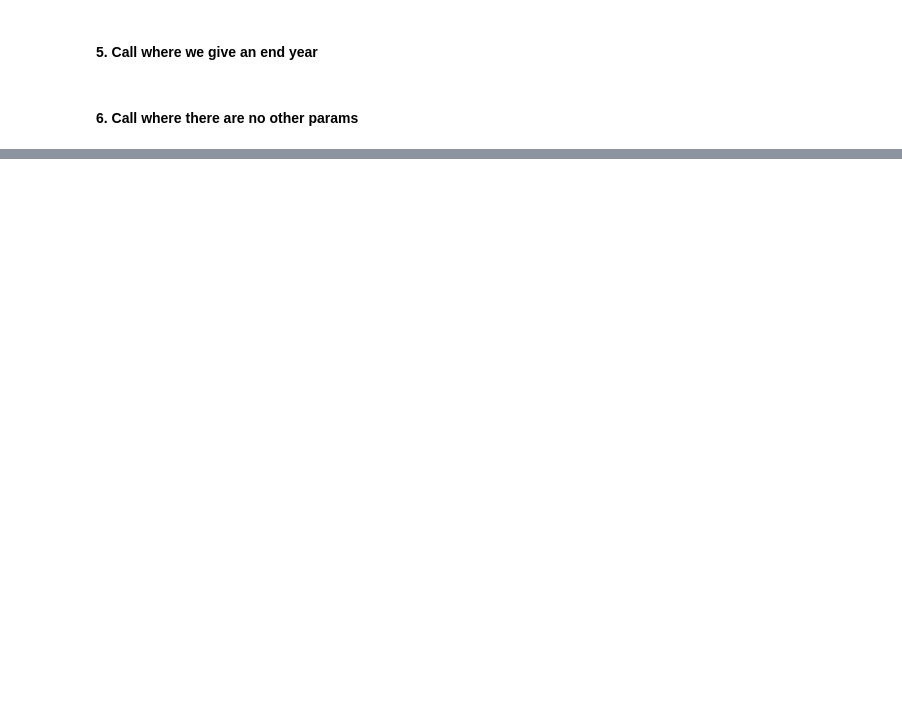
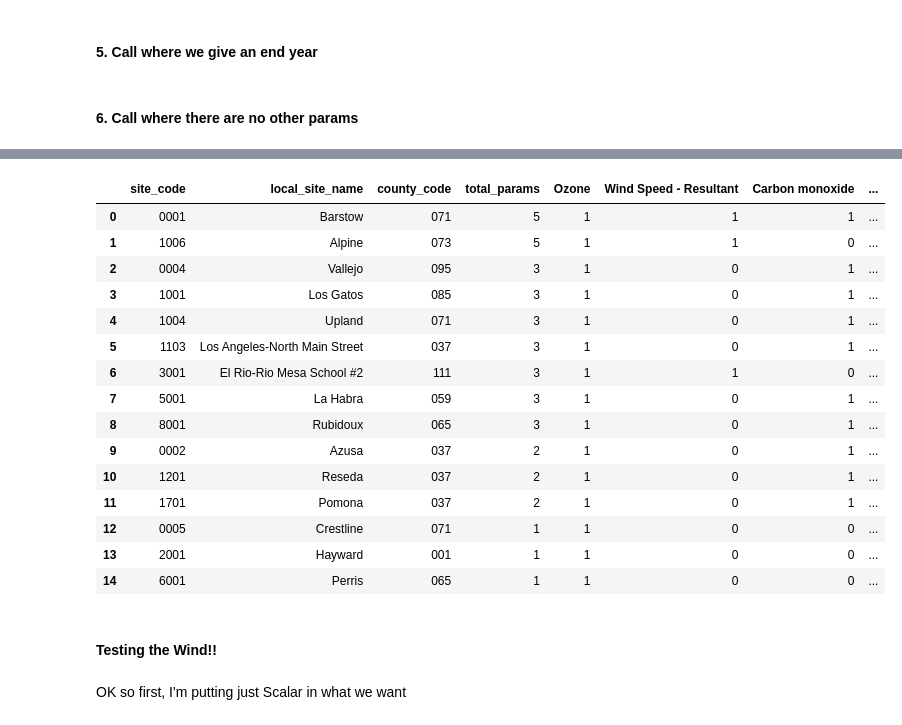
Before and after one commit to osrussell/atmospheric_chem_ML, a Jupyter notebook: test_suite.ipynb, the cells around one changed output, grey strips where cells are left out. Saved outputs shown, nothing was run; the diff lists cells and outputs as text; code cells hidden in the pictures; blank space fills up the shorter version.

```diff
--- a/test_suite.ipynb
+++ b/test_suite.ipynb
@@ -350,0 +428,20 @@ TypeError: 'NoneType' object is not subscriptable
+# %%
+df = findsites.best_sites_state('06', 1980)
+df
+# %% [output]
+|  | site_code | local_site_name | county_code | total_params | Ozone | Wind Speed - Resultant | Carbon monoxide | ... |
+| 0 | 0001 | Barstow | 071 | 5 | 1 | 1 | 1 | ... |
+| 1 | 1006 | Alpine | 073 | 5 | 1 | 1 | 0 | ... |
+| 2 | 0004 | Vallejo | 095 | 3 | 1 | 0 | 1 | ... |
+| 3 | 1001 | Los Gatos | 085 | 3 | 1 | 0 | 1 | ... |
+| 4 | 1004 | Upland | 071 | 3 | 1 | 0 | 1 | ... |
+| 5 | 1103 | Los Angeles-North Main Street | 037 | 3 | 1 | 0 | 1 | ... |
+| 6 | 3001 | El Rio-Rio Mesa School #2 | 111 | 3 | 1 | 1 | 0 | ... |
+| 7 | 5001 | La Habra | 059 | 3 | 1 | 0 | 1 | ... |
+| 8 | 8001 | Rubidoux | 065 | 3 | 1 | 0 | 1 | ... |
+| 9 | 0002 | Azusa | 037 | 2 | 1 | 0 | 1 | ... |
+| 10 | 1201 | Reseda | 037 | 2 | 1 | 0 | 1 | ... |
+| 11 | 1701 | Pomona | 037 | 2 | 1 | 0 | 1 | ... |
+| 12 | 0005 | Crestline | 071 | 1 | 1 | 0 | 0 | ... |
+| 13 | 2001 | Hayward | 001 | 1 | 1 | 0 | 0 | ... |
+| 14 | 6001 | Perris | 065 | 1 | 1 | 0 | 0 | ... |
@@ -350,0 +450,4 @@ TypeError: 'NoneType' object is not subscriptable
+# %% [markdown]
+#### Testing the Wind!!
+# %% [markdown]
+OK so first, I'm putting just Scalar in what we want
```
Also changed, not shown: parts of 35 cells of this notebook, 6 other files.
